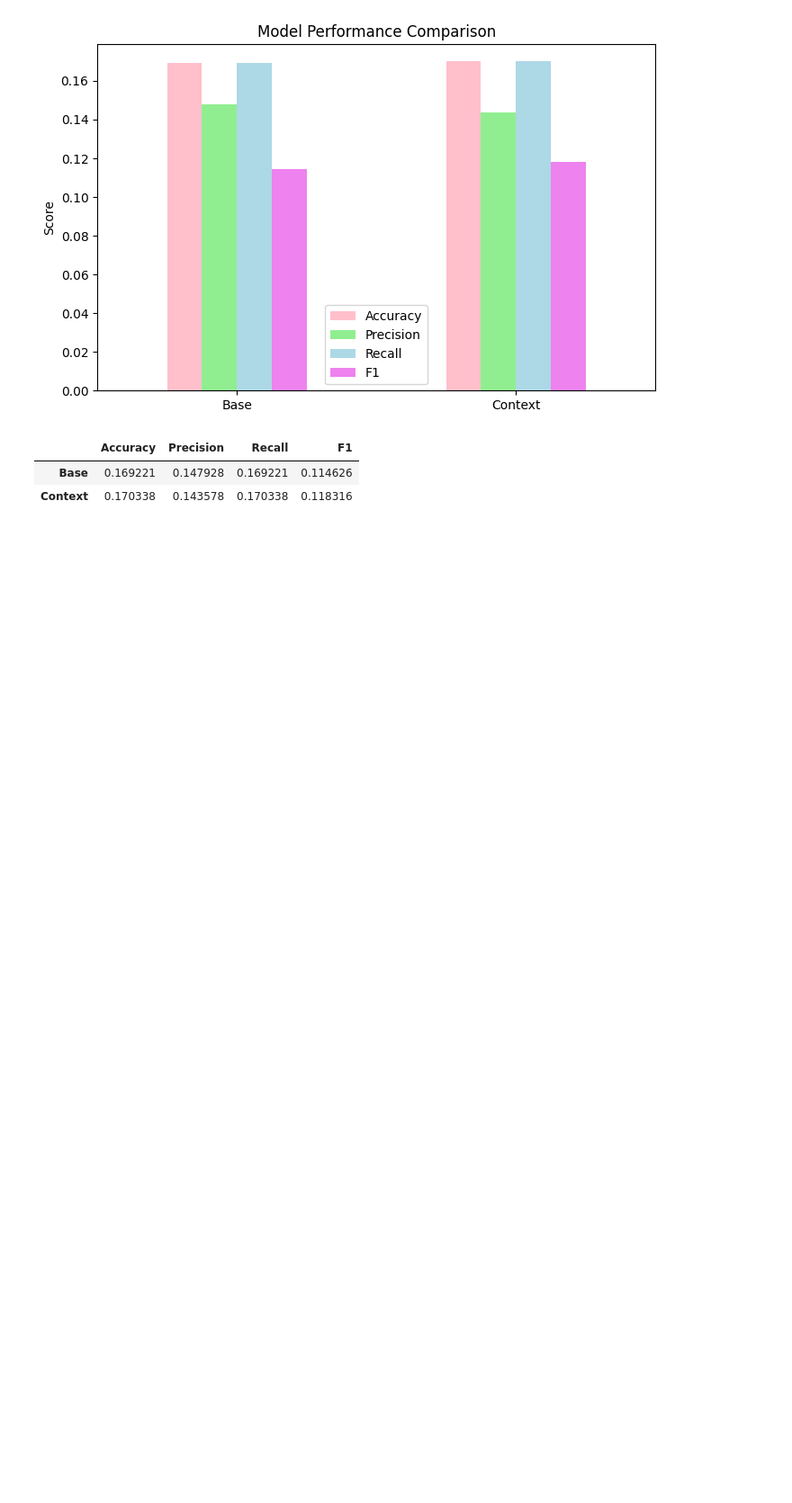
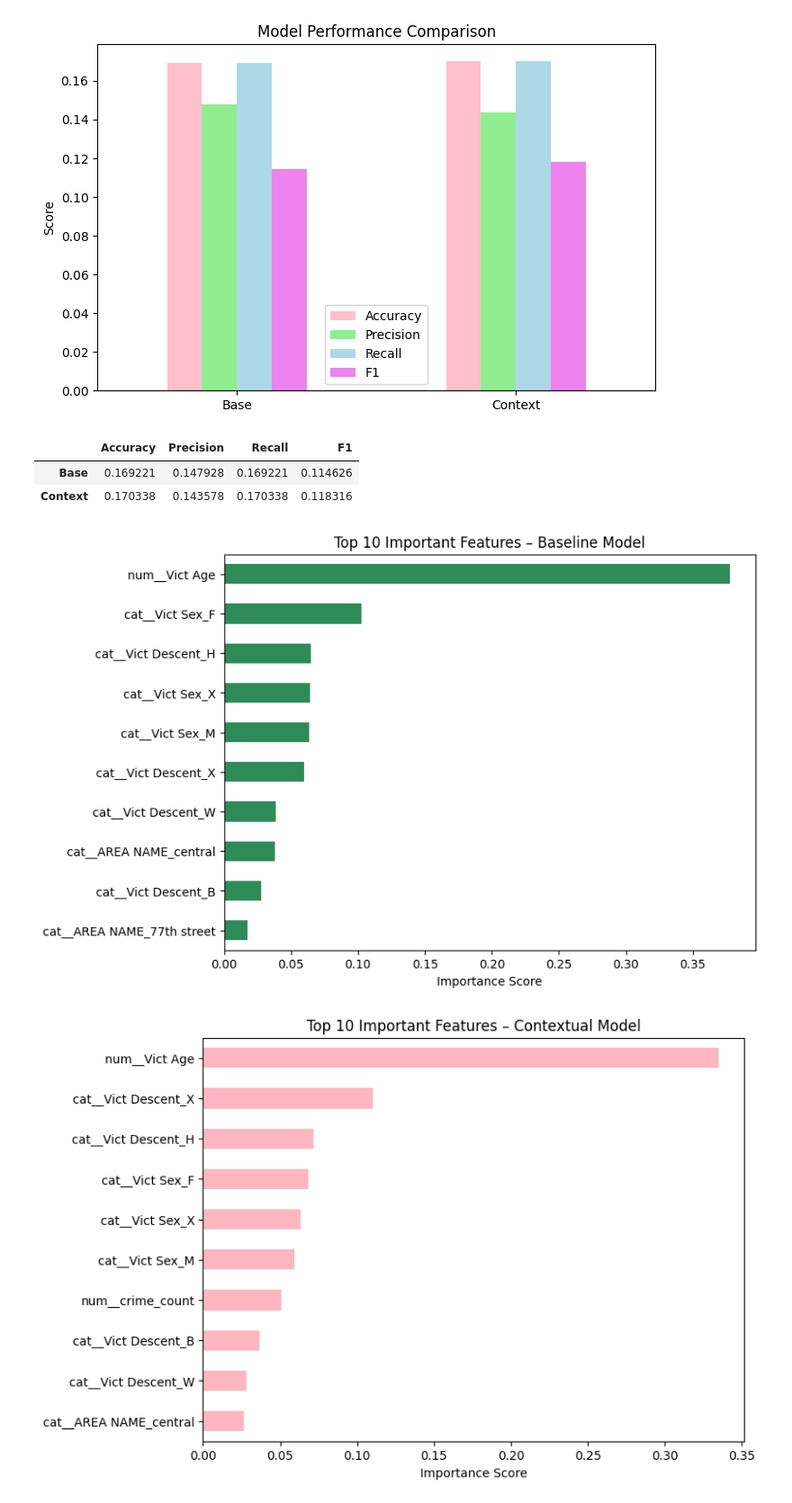
Before and after one commit to smmurali/DTSC_3602, a Jupyter notebook: dtsc3602_eda.ipynb, the cells around one changed output. Shown at 90% size. Cells and saved outputs as stored; diff of their text form; code cells hidden in the pictures; blank space fills up the shorter version.

```diff
--- a/dtsc3602_eda.ipynb
+++ b/dtsc3602_eda.ipynb
@@ -515,3 +515,32 @@ compare_df
 |  | Accuracy | Precision | Recall | F1 |
 | Base | 0.169221 | 0.147928 | 0.169221 | 0.114626 |
 | Context | 0.170338 | 0.143578 | 0.170338 | 0.118316 |
+# %%
+base_features = base_model.named_steps['preprocessor'].get_feature_names_out()
+base_importances = pd.Series(
+    base_model.named_steps['classifier'].feature_importances_,
+    index=base_features
+).sort_values(ascending=False)
+
+plt.figure(figsize=(8,6))
+base_importances.head(10).plot(kind='barh', color = "seagreen")
+plt.title("Top 10 Important Features – Baseline Model")
+plt.xlabel("Importance Score")
+plt.gca().invert_yaxis()
+plt.show()
+
+context_features = context_model.named_steps['preprocessor'].get_feature_names_out()
+context_importances = pd.Series(
+    context_model.named_steps['classifier'].feature_importances_,
+    index=context_features
+).sort_values(ascending=False)
+
+plt.figure(figsize=(8,6))
+context_importances.head(10).plot(kind='barh', color='lightpink')
+plt.title("Top 10 Important Features – Contextual Model")
+plt.xlabel("Importance Score")
+plt.gca().invert_yaxis()
+plt.show()
+# %% [output]
+[figure, added]
+[figure, added]
```
